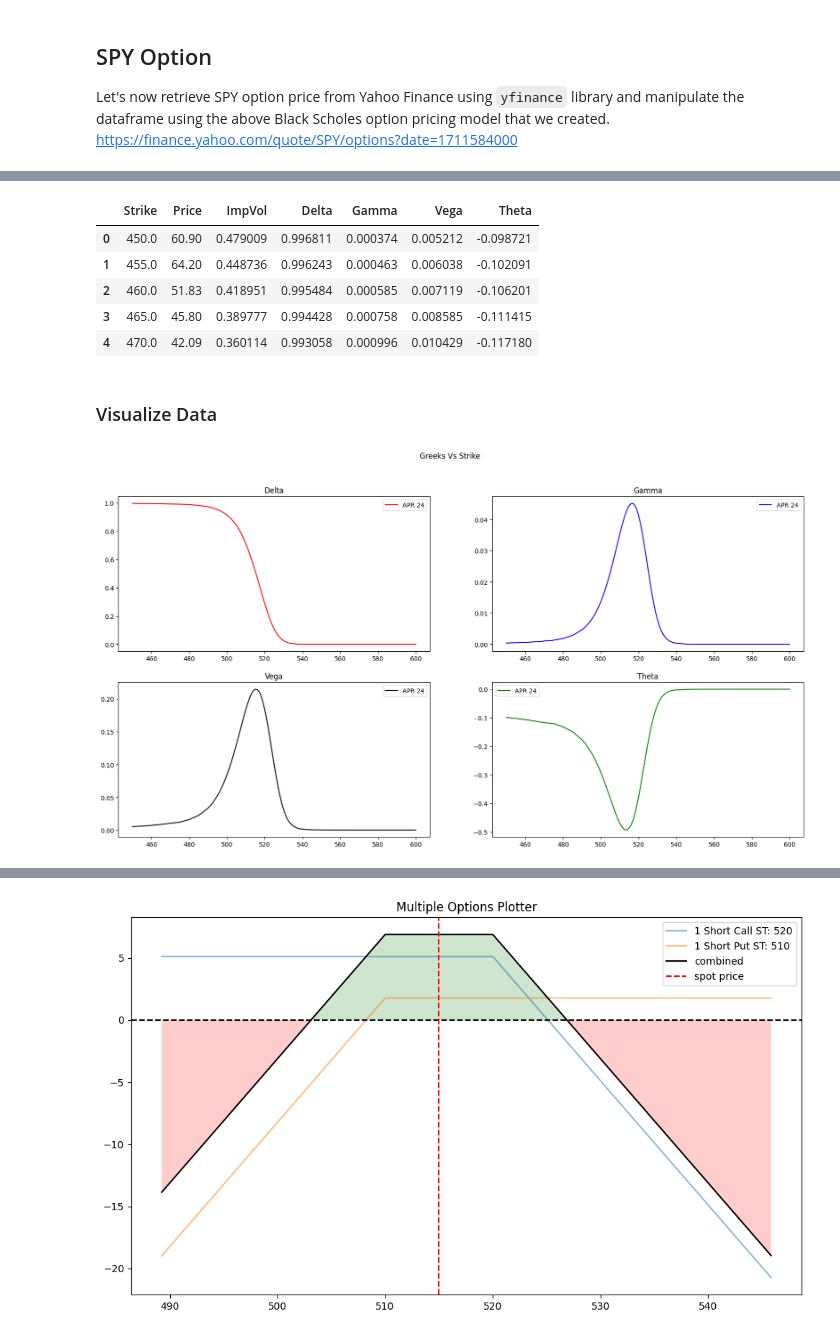
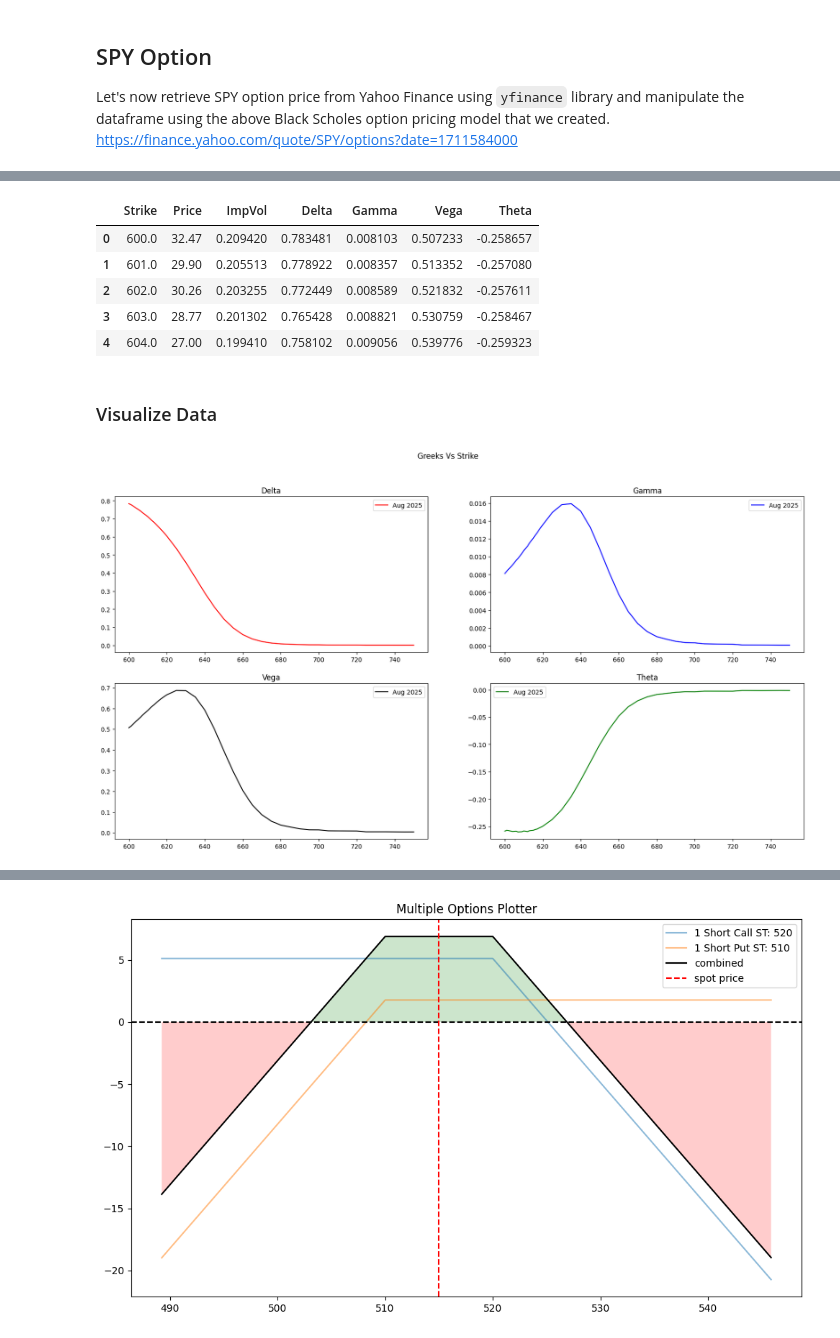
Before and after one commit to calebfowowe/python_wrks, a Jupyter notebook: Black_Scholes.ipynb, the cells around one changed output, grey strips where cells are left out. Saved outputs shown, nothing was run; the diff lists cells and outputs as text; code cells hidden in the pictures.

```diff
--- a/Black_Scholes.ipynb
+++ b/Black_Scholes.ipynb
@@ -300,5 +327,4 @@ options = spy.option_chain('2024-04-26')
 # %%
-from datetime import datetime
-dte = (datetime(2024, 4, 19) - datetime.today()).days/365
+dte = (future_date - datetime.today()).days/365
 dte
 # %% [output]
@@ -305,0 +332,3 @@ dte
+# %%
+current_price = yf.Ticker("SPY").info.get("regularMarketPreviousClose")
+print(current_price)
@@ -306,7 +337,7 @@ dte
 # %%
-# April 2024 512 SPY call option price
-spot = 515; strike = 515; rate = 0.055; dte = dte; vol = 0.1248
+# Price option base on current price as strike
+spy_spot = current_price; spy_strike = current_price; rate = 0.055; dte = dte; vol = 0.20 #0.1248
 
-spy_opt = BS(spot,strike,rate,dte,vol)
+spy_opt = BS(spy_spot,spy_strike,rate,dte,vol)
 print(f'Option Price of SPY with BS Model is {spy_opt.callPrice:0.4f}')
 # %% [output]
@@ -324,6 +355,6 @@ options.calls.head(5)
 # %%
-# Filter calls for strike at or above 450 and less than 600
-df = options.calls[(options.calls['strike']>=450) & (options.calls['strike']<=600)]
+# Filter calls for strike at or above 600 and less than 750
+df = options.calls[(options.calls['strike']>=600) & (options.calls['strike']<=750)]
 df.reset_index(drop=True, inplace=True)
 
 # Dataframe manipulation with selected fields
@@ -334,8 +365,9 @@ df = pd.DataFrame({'Strike': df['strike'],
 # Derive greeks and assign to dataframe as columns
 df['Delta'] = df['Gamma'] = df['Vega'] = df['Theta'] = 0.
 
+#Price the options
 for i in range(len(df)):
-    opt = BS(spot,df['Strike'].iloc[i],rate,dte,df['ImpVol'].iloc[i])
+    opt = BS(spy_spot,df['Strike'].iloc[i],rate,dte,df['ImpVol'].iloc[i])
 
     df['Delta'].iloc[i] = opt.callDelta
     df['Gamma'].iloc[i] = opt.gamma
@@ -346,33 +378,34 @@ for i in range(len(df)):
 df.head(5)
 # %% [output]
 |  | Strike | Price | ImpVol | Delta | Gamma | Vega | Theta |
-| 0 | 450.0 | 60.90 | 0.479009 | 0.996811 | 0.000374 | 0.005212 | -0.098721 |
-| 1 | 455.0 | 64.20 | 0.448736 | 0.996243 | 0.000463 | 0.006038 | -0.102091 |
-| 2 | 460.0 | 51.83 | 0.418951 | 0.995484 | 0.000585 | 0.007119 | -0.106201 |
-| 3 | 465.0 | 45.80 | 0.389777 | 0.994428 | 0.000758 | 0.008585 | -0.111415 |
-| 4 | 470.0 | 42.09 | 0.360114 | 0.993058 | 0.000996 | 0.010429 | -0.117180 |
+| 0 | 600.0 | 32.47 | 0.209420 | 0.783481 | 0.008103 | 0.507233 | -0.258657 |
+| 1 | 601.0 | 29.90 | 0.205513 | 0.778922 | 0.008357 | 0.513352 | -0.257080 |
+| 2 | 602.0 | 30.26 | 0.203255 | 0.772449 | 0.008589 | 0.521832 | -0.257611 |
+| 3 | 603.0 | 28.77 | 0.201302 | 0.765428 | 0.008821 | 0.530759 | -0.258467 |
+| 4 | 604.0 | 27.00 | 0.199410 | 0.758102 | 0.009056 | 0.539776 | -0.259323 |
 # %% [markdown]
 ### Visualize Data<a href="#Visualize-Data" class="anchor-link"></a>
 # %%
 # Plot graph iteratively
 fig, ax = plt.subplots(2,2, figsize=(20,10))
+label = future_date.strftime("%b %Y")
 
-ax[0,0].plot(df['Strike'], df['Delta'], color='r', label='APR 24')
-ax[0,1].plot(df['Strike'], df['Gamma'], color='b', label='APR 24')
-ax[1,0].plot(df['Strike'], df['Vega'],  color='k', label='APR 24')
-ax[1,1].plot(df['Strike'], df['Theta'], color='g', label='APR 24')
+ax[0,0].plot(df['Strike'], df['Delta'], color='r', label=label)
+ax[0,1].plot(df['Strike'], df['Gamma'], color='b', label=label)
+ax[1,0].plot(df['Strike'], df['Vega'],  color='k', label=label)
+ax[1,1].plot(df['Strike'], df['Theta'], color='g', label=label)
 
 # Set axis title
 ax[0,0].set_title('Delta'), ax[0,1].set_title('Gamma'), ax[1,0].set_title('Vega'), ax[1,1].set_title('Theta')
 
 # Define legend
 ax[0,0].legend(), ax[0,1].legend(), ax[1,0].legend(), ax[1,1].legend()
 
 # Set title
 fig.suptitle('Greeks Vs Strike')
 
 plt.show()
 # %% [output]
-[figure, old version]
+[figure, new version]
 # %%
 # spy straddle
```
Also changed, not shown: parts of 26 cells of this notebook.
